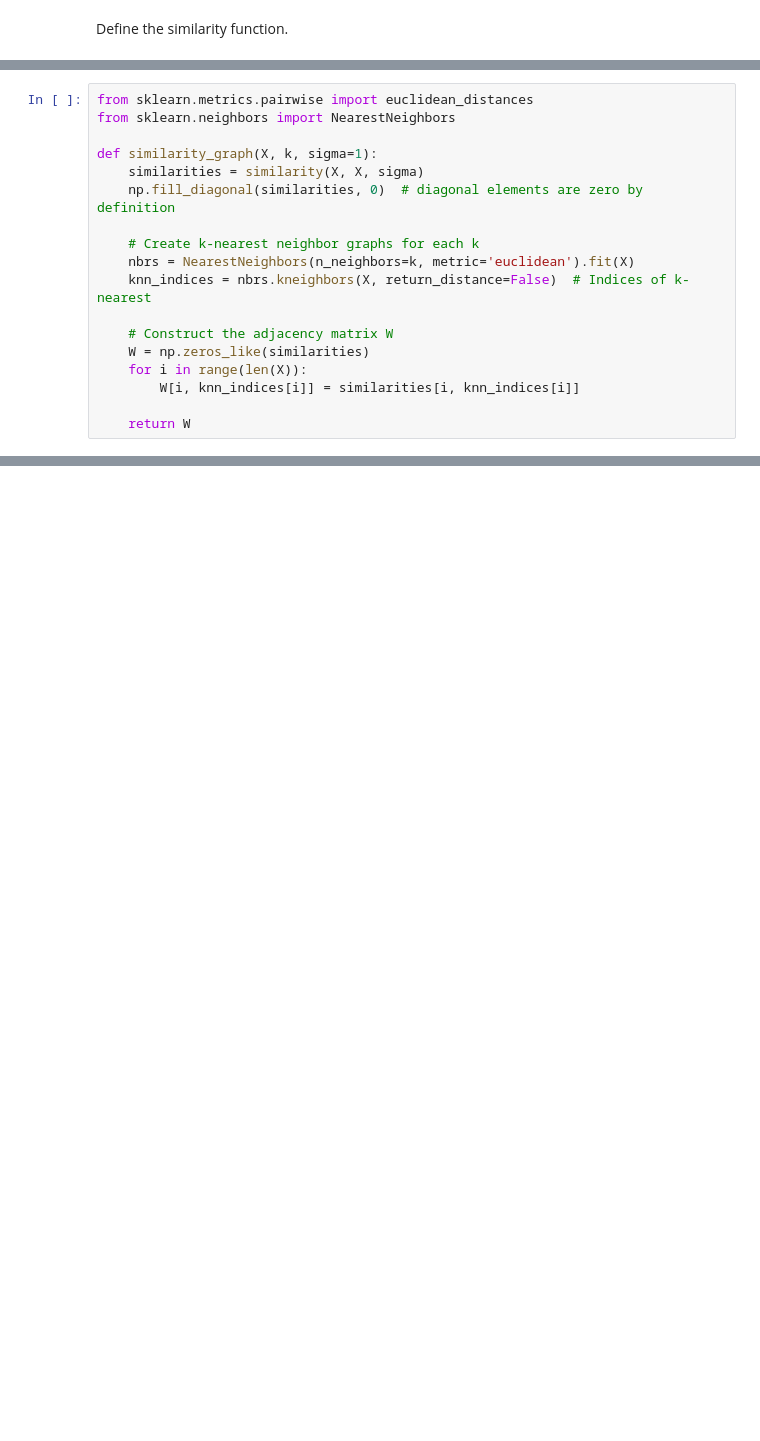
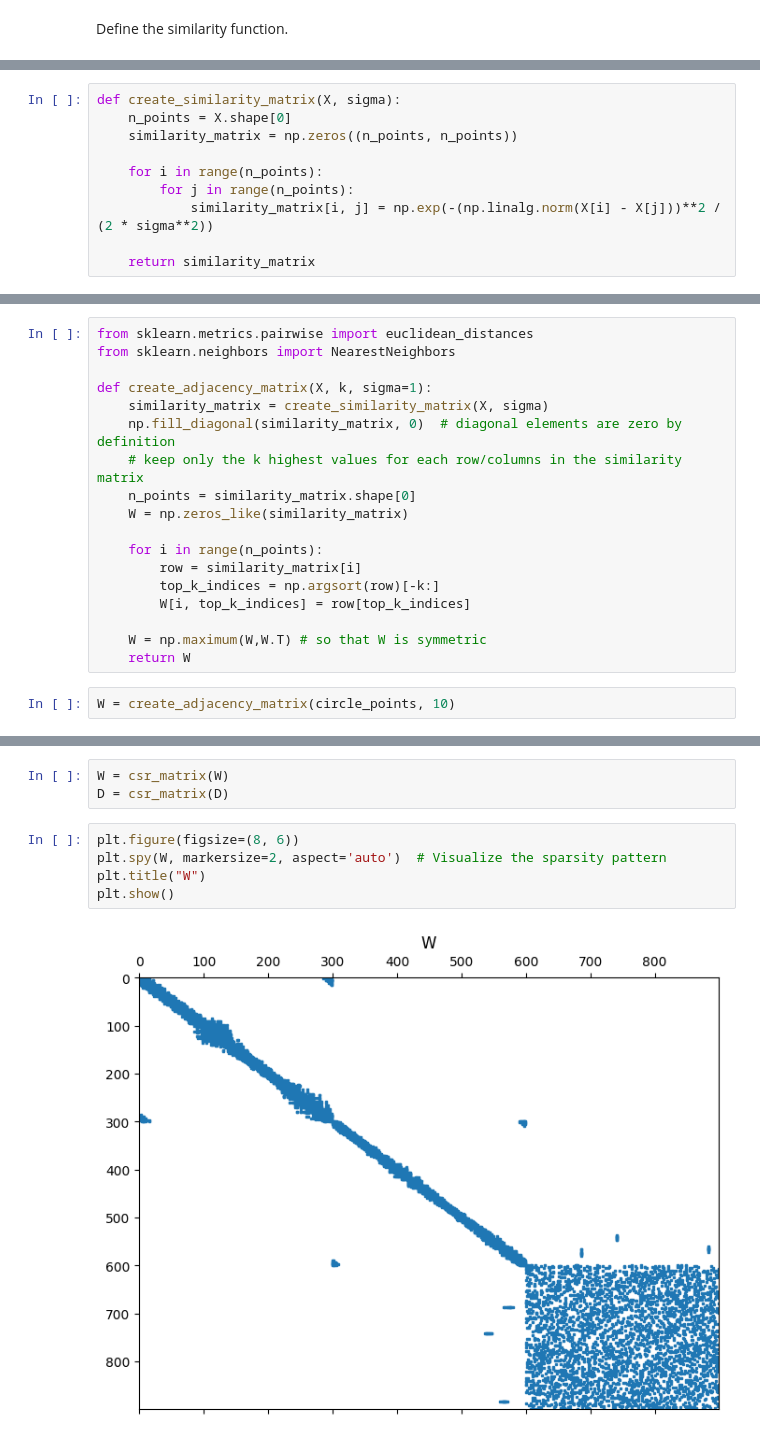
Before and after one commit to chiaramaretto/CA-Homework2, a Jupyter notebook: Maretto_Gosmar_HWSC.ipynb, the cells around one changed output, grey strips where cells are left out. Drawn from its saved outputs; the diff is of its cells as text; blank space fills up the shorter version.

Commit message:
adjecency matrix definition

```diff
--- a/Maretto_Gosmar_HWSC.ipynb
+++ b/Maretto_Gosmar_HWSC.ipynb
@@ -48,0 +40,10 @@ def similarity(x_i, x_j, sigma):
+# %%
+def create_similarity_matrix(X, sigma):
+    n_points = X.shape[0]
+    similarity_matrix = np.zeros((n_points, n_points))
+
+    for i in range(n_points):
+        for j in range(n_points):
+            similarity_matrix[i, j] = np.exp(-(np.linalg.norm(X[i] - X[j]))**2 / (2 * sigma**2))
+
+    return similarity_matrix
@@ -50,17 +54,19 @@ def similarity(x_i, x_j, sigma):
 from sklearn.metrics.pairwise import euclidean_distances
 from sklearn.neighbors import NearestNeighbors
 
-def similarity_graph(X, k, sigma=1):
-    similarities = similarity(X, X, sigma)
-    np.fill_diagonal(similarities, 0)  # diagonal elements are zero by definition
+def create_adjacency_matrix(X, k, sigma=1):
+    similarity_matrix = create_similarity_matrix(X, sigma)
+    np.fill_diagonal(similarity_matrix, 0)  # diagonal elements are zero by definition
+    # keep only the k highest values for each row/columns in the similarity matrix
+    n_points = similarity_matrix.shape[0]
+    W = np.zeros_like(similarity_matrix)
 
-    # Create k-nearest neighbor graphs for each k
-    nbrs = NearestNeighbors(n_neighbors=k, metric='euclidean').fit(X)
-    knn_indices = nbrs.kneighbors(X, return_distance=False)  # Indices of k-nearest
+    for i in range(n_points):
+        row = similarity_matrix[i]
+        top_k_indices = np.argsort(row)[-k:]
+        W[i, top_k_indices] = row[top_k_indices]
 
-    # Construct the adjacency matrix W
-    W = np.zeros_like(similarities)
-    for i in range(len(X)):
-        W[i, knn_indices[i]] = similarities[i, knn_indices[i]]
-
+    W = np.maximum(W,W.T) # so that W is symmetric
     return W
+# %%
+W = create_adjacency_matrix(circle_points, 10)
@@ -66,0 +79,10 @@ def similarity_graph(X, k, sigma=1):
+# %%
+W = csr_matrix(W)
+D = csr_matrix(D)
+# %%
+plt.figure(figsize=(8, 6))
+plt.spy(W, markersize=2, aspect='auto')  # Visualize the sparsity pattern
+plt.title("W")
+plt.show()
+# %% [output]
+[figure, added]
```
Also changed, not shown: parts of 7 cells of this notebook.
